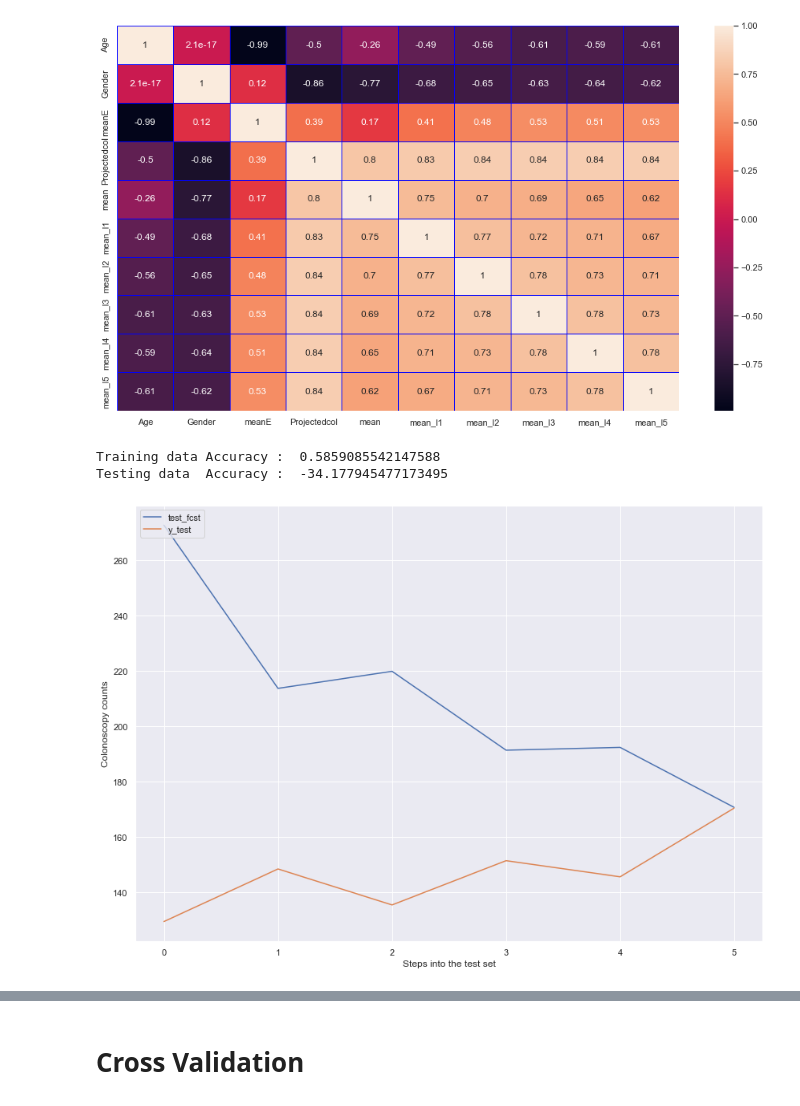
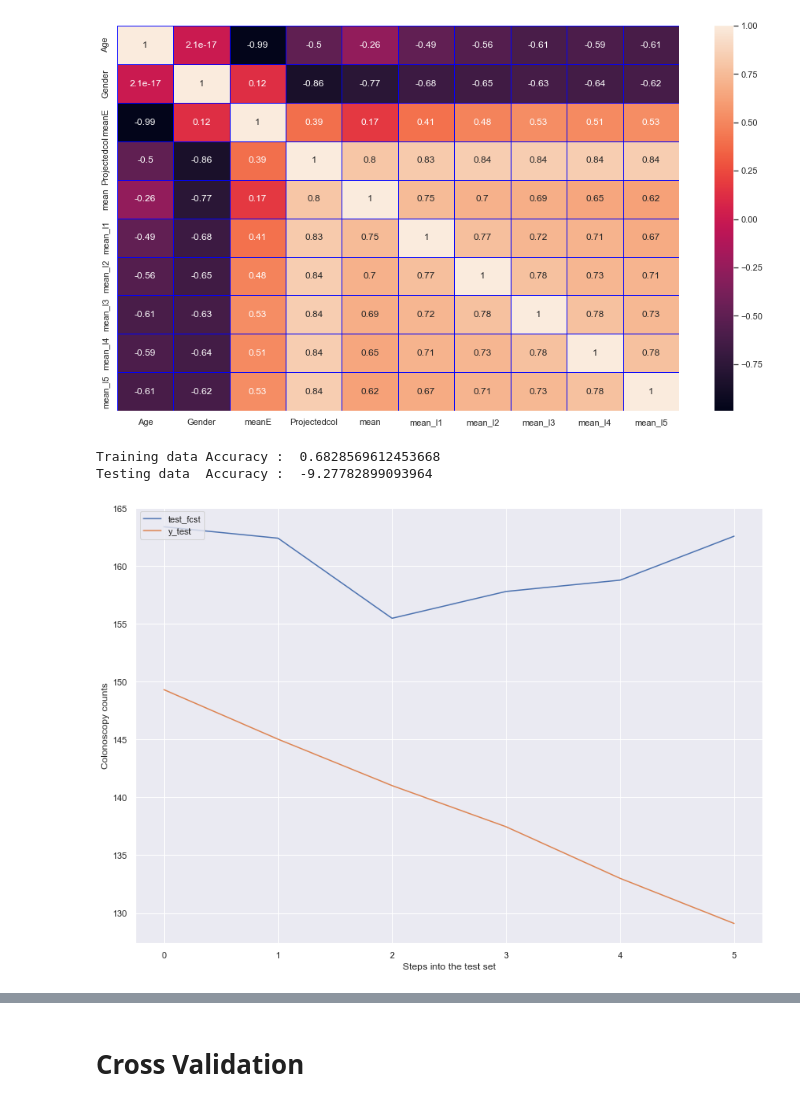
Before and after one commit to raku43/MScDACapstone, a Jupyter notebook: MScDA_Capstone.ipynb, the cells around one changed output, grey strips where cells are left out. Cells and saved outputs as stored; diff of their text form; code cells hidden in the pictures.

```diff
--- a/MScDA_Capstone.ipynb
+++ b/MScDA_Capstone.ipynb
@@ -2218,48 +2245,48 @@ sns.heatmap(correlation,annot=True,linecolor="blue",lw=0.5)
 
 
 # Create X and y objects
-X = dfml[['Projectedcol','mean_l1']].values
-y = dfml['mean'].values
+X = dfml[['mean_l1','mean_l2']].values
+y = dfml['Projectedcol'].values
 
 # Split train and test data
-X_train, X_test, y_train, y_test = train_test_split(X, y, test_size = 0.2, random_state = 12345, shuffle = False)
+X_train, X_test, y_train, y_test = train_test_split(X, y, test_size = 0.2, random_state = 123, shuffle = False)
 
 
 #Feature scalingmap
 from sklearn.preprocessing import StandardScaler
 sc = StandardScaler()
-X_train = sc.fit_transform(X_train)
-X_test = sc.fit_transform(X_test)
+#X_train = sc.fit_transform(X_train)
+#X_test = sc.fit_transform(X_test)
 
 # Fit model
 my_lm = LinearRegression()
 my_lm.fit(X = X_train, y = y_train)
 
 train_fcst = my_lm.predict(X_train)
 test_fcst = my_lm.predict(X_test)
 
 # Store the R2 error into train_r2 and test_r2
 train_r2 = r2_score(y_train, train_fcst)
 test_r2 = r2_score(y_test, test_fcst)
 
 lr_train_r2=train_r2
 lr_test_r2=test_r2
 # Display the training and test score
 print("Training data Accuracy : ",train_r2)
 print("Testing data  Accuracy : ",test_r2)
 # Plot result
 plt.plot(list(test_fcst))
 plt.plot(list(y_test))
 #plt.title('Fig 3')
 plt.xlabel('Steps into the test set')
 plt.ylabel('Colonoscopy counts')
 plt.legend(['test_fcst', 'y_test'], loc='upper left')
 
 plt.show()
 # %% [output]
-Training data Accuracy :  0.5859085542147588
-Testing data  Accuracy :  -34.177945477173495
+Training data Accuracy :  0.6828569612453668
+Testing data  Accuracy :  -9.27782899093964
-[figure, old version]
+[figure, new version]
 # %%
 X_train
 # %% [output]
```
Also changed, not shown: parts of 106 cells of this notebook, 1 other file.
